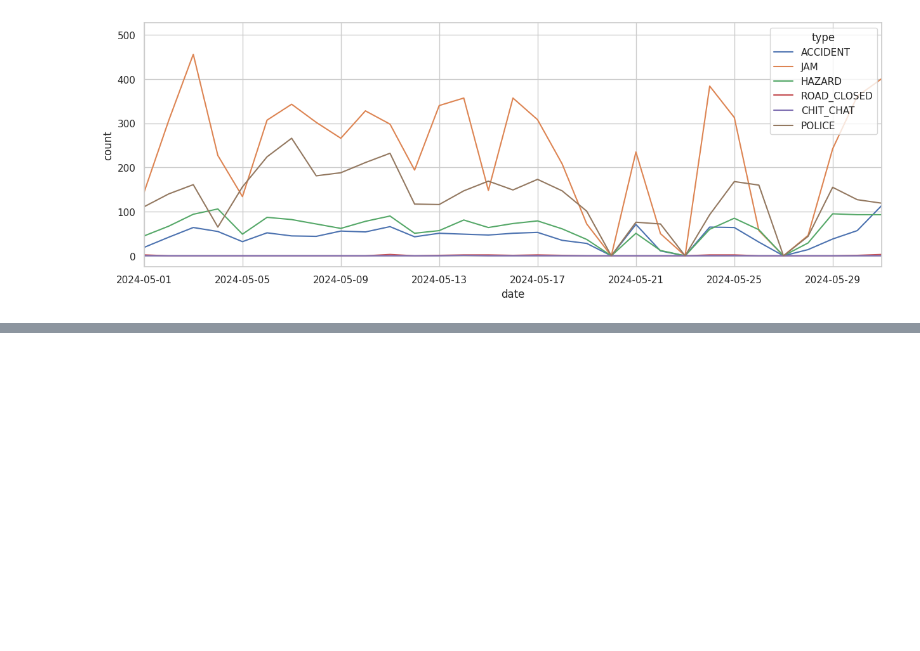
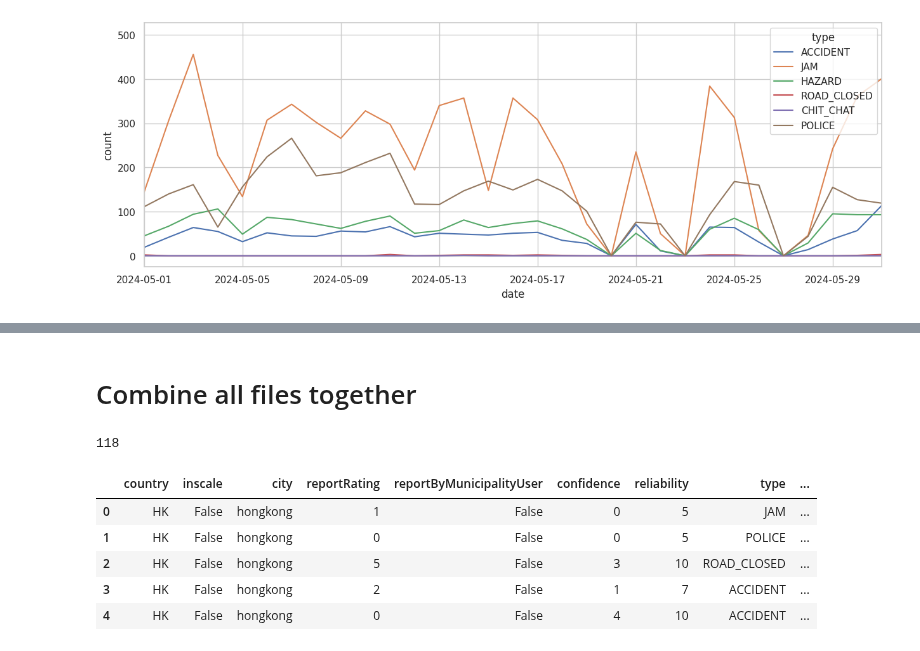
Before and after one commit to brookefzy/uvi-time-machine, a Jupyter notebook: _script/c-road-injury/02_summarize_waze.ipynb, the cells around one changed output, grey strips where cells are left out. Saved outputs shown, nothing was run; the diff lists cells and outputs as text; code cells hidden in the pictures; blank space fills up the shorter version.

```diff
--- a/_script/c-road-injury/02_summarize_waze.ipynb
+++ b/_script/c-road-injury/02_summarize_waze.ipynb
@@ -169,0 +195,21 @@ alertgdf.head()
+# %% [markdown]
+# Combine all files together
+# %%
+files = os.listdir(EXPORTFOLDER)
+print(len(files))
+df = []
+for f in tqdm(files):
+    if not f.startswith('c_'):
+        temp = pd.read_csv(os.path.join(EXPORTFOLDER, f))
+        temp['city']  = f.split("_")[0]
+        df.append(temp)
+df = pd.concat(df).reset_index(drop = True)
+df.head()
+# %% [output]
+118
+|  | country | inscale | city | reportRating | reportByMunicipalityUser | confidence | reliability | type | ... |
+| 0 | HK | False | hongkong | 1 | False | 0 | 5 | JAM | ... |
+| 1 | HK | False | hongkong | 0 | False | 0 | 5 | POLICE | ... |
+| 2 | HK | False | hongkong | 5 | False | 3 | 10 | ROAD_CLOSED | ... |
+| 3 | HK | False | hongkong | 2 | False | 1 | 7 | ACCIDENT | ... |
+| 4 | HK | False | hongkong | 0 | False | 4 | 10 | ACCIDENT | ... |
```
Also changed, not shown: parts of 21 cells of this notebook, 2 other files.
